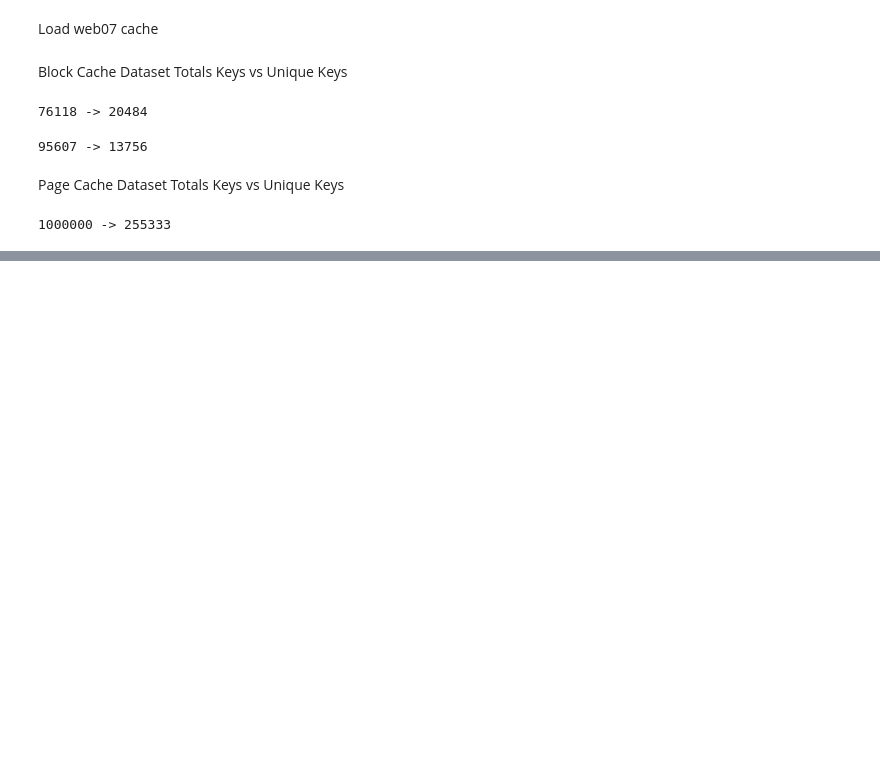
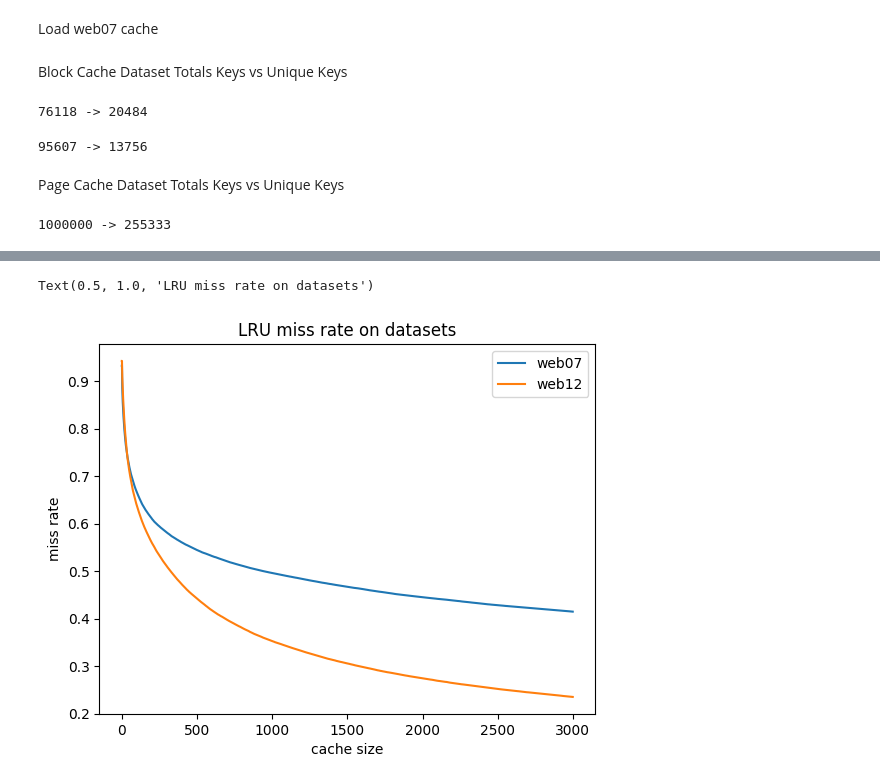
Before and after one commit to supun-kanda/advanced-cache-replacement, a Jupyter notebook: existing_algorithm_evaluation.ipynb, the cells around one changed output, grey strips where cells are left out. Drawn from its saved outputs; the diff is of its cells as text; code cells hidden in the pictures; blank space fills up the shorter version.

```diff
--- a/existing_algorithm_evaluation.ipynb
+++ b/existing_algorithm_evaluation.ipynb
@@ -89,0 +109,10 @@ Cache miss rate: 0.2351501459098183
+# %%
+plt.plot(x_07, web07_miss, label='web07')
+plt.plot(x_12, web12_miss, label='web12')
+plt.legend()
+plt.xlabel('cache size')
+plt.ylabel('miss rate')
+plt.title('LRU miss rate on datasets')
+# %% [output]
+Text(0.5, 1.0, 'LRU miss rate on datasets')
+[figure, added]
```
Also changed, not shown: parts of 4 cells of this notebook.
